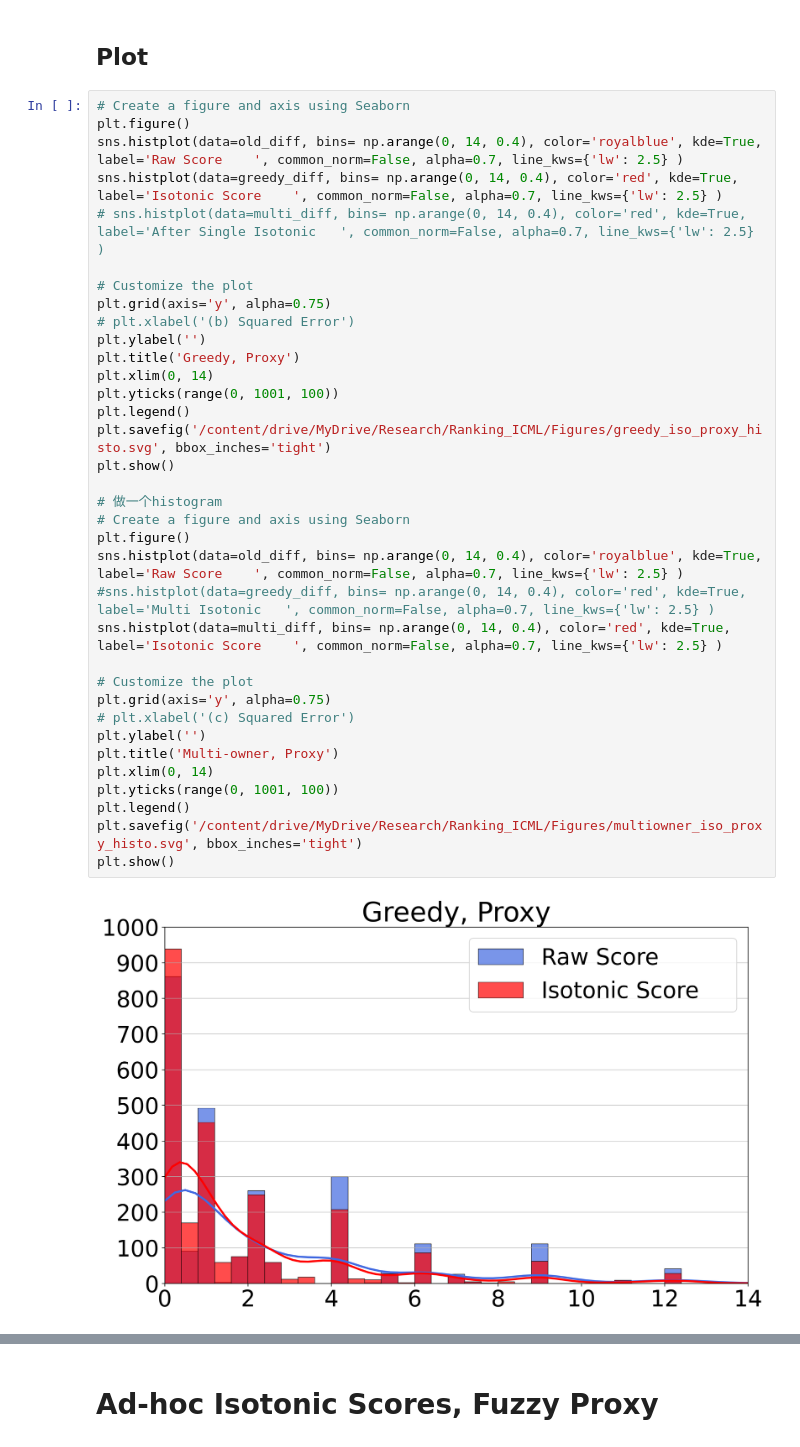
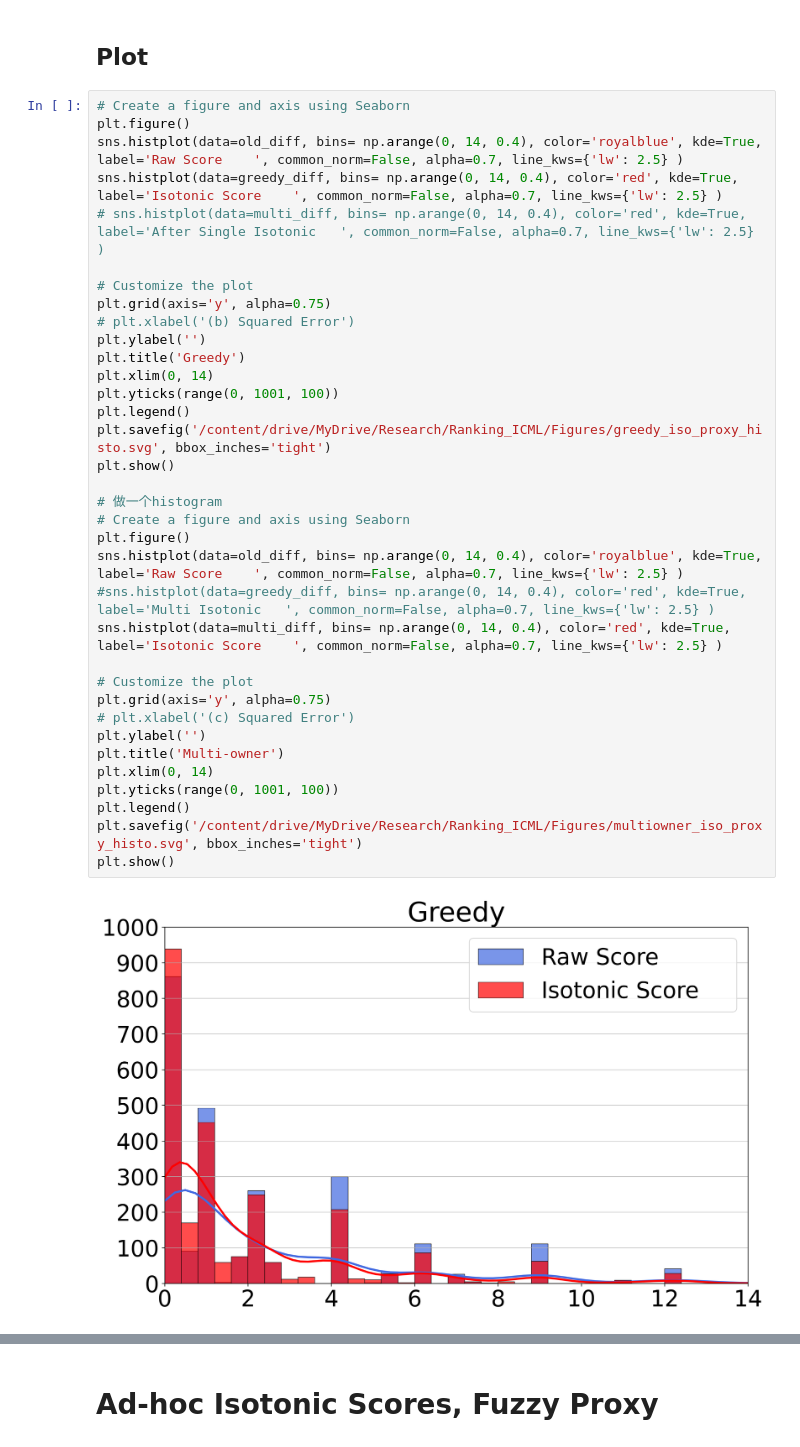
Before and after one commit to BuxinSu/ICML_2023_Ranking, a Jupyter notebook: Notebooks/Adhoc_Greedy_and_Multiowner_histogram.ipynb, the cells around one changed output, grey strips where cells are left out. Saved outputs shown, nothing was run; the diff lists cells and outputs as text.

```diff
--- a/Notebooks/Adhoc_Greedy_and_Multiowner_histogram.ipynb
+++ b/Notebooks/Adhoc_Greedy_and_Multiowner_histogram.ipynb
@@ -552,33 +552,33 @@ sns.histplot(data=old_diff, bins= np.arange(0, 14, 0.4), color='royalblue', kde=
 sns.histplot(data=greedy_diff, bins= np.arange(0, 14, 0.4), color='red', kde=True, label='Isotonic Score    ', common_norm=False, alpha=0.7, line_kws={'lw': 2.5} )
 # sns.histplot(data=multi_diff, bins= np.arange(0, 14, 0.4), color='red', kde=True, label='After Single Isotonic   ', common_norm=False, alpha=0.7, line_kws={'lw': 2.5} )
 
 # Customize the plot
 plt.grid(axis='y', alpha=0.75)
 # plt.xlabel('(b) Squared Error')
 plt.ylabel('')
-plt.title('Greedy, Proxy')
+plt.title('Greedy')
 plt.xlim(0, 14)
 plt.yticks(range(0, 1001, 100))
 plt.legend()
 plt.savefig('/content/drive/MyDrive/Research/Ranking_ICML/Figures/greedy_iso_proxy_histo.svg', bbox_inches='tight')
 plt.show()
 
 # 做一个histogram
 # Create a figure and axis using Seaborn
 plt.figure()
 sns.histplot(data=old_diff, bins= np.arange(0, 14, 0.4), color='royalblue', kde=True, label='Raw Score    ', common_norm=False, alpha=0.7, line_kws={'lw': 2.5} )
 #sns.histplot(data=greedy_diff, bins= np.arange(0, 14, 0.4), color='red', kde=True, label='Multi Isotonic   ', common_norm=False, alpha=0.7, line_kws={'lw': 2.5} )
 sns.histplot(data=multi_diff, bins= np.arange(0, 14, 0.4), color='red', kde=True, label='Isotonic Score    ', common_norm=False, alpha=0.7, line_kws={'lw': 2.5} )
 
 # Customize the plot
 plt.grid(axis='y', alpha=0.75)
 # plt.xlabel('(c) Squared Error')
 plt.ylabel('')
-plt.title('Multi-owner, Proxy')
+plt.title('Multi-owner')
 plt.xlim(0, 14)
 plt.yticks(range(0, 1001, 100))
 plt.legend()
 plt.savefig('/content/drive/MyDrive/Research/Ranking_ICML/Figures/multiowner_iso_proxy_histo.svg', bbox_inches='tight')
 plt.show()
 # %% [output]
-[figure, old version]
+[figure, new version]
```
Also changed, not shown: parts of 2 cells of this notebook.
